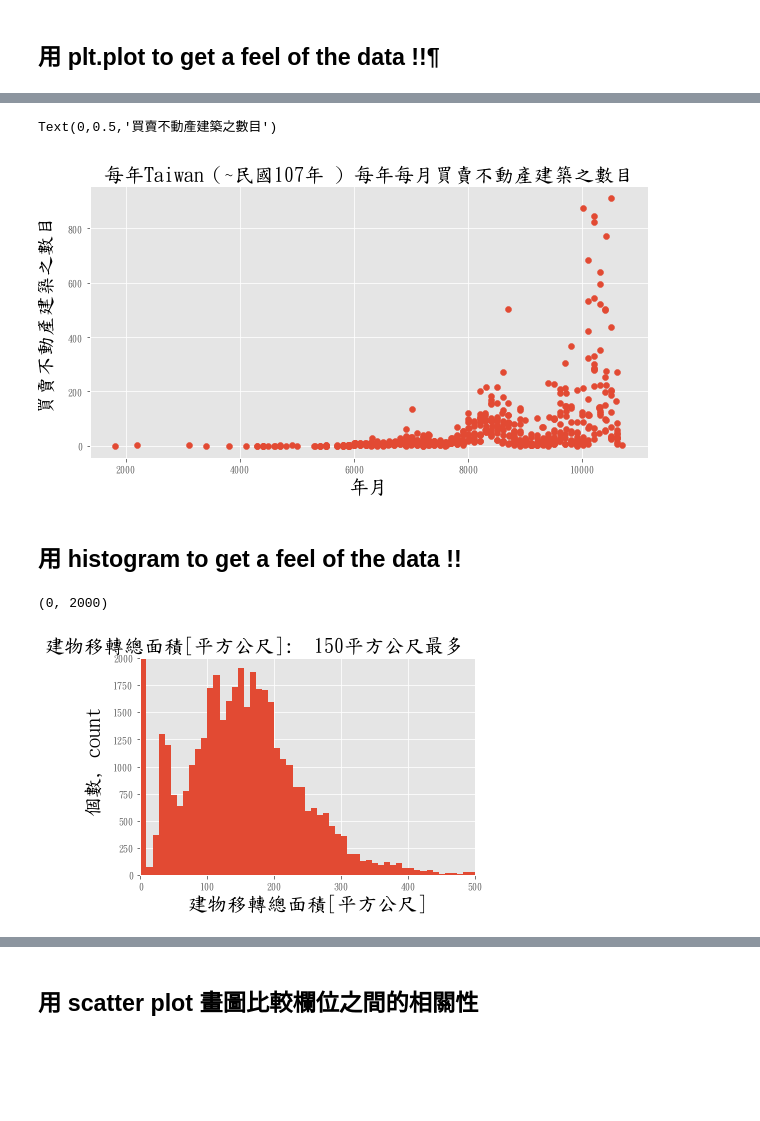
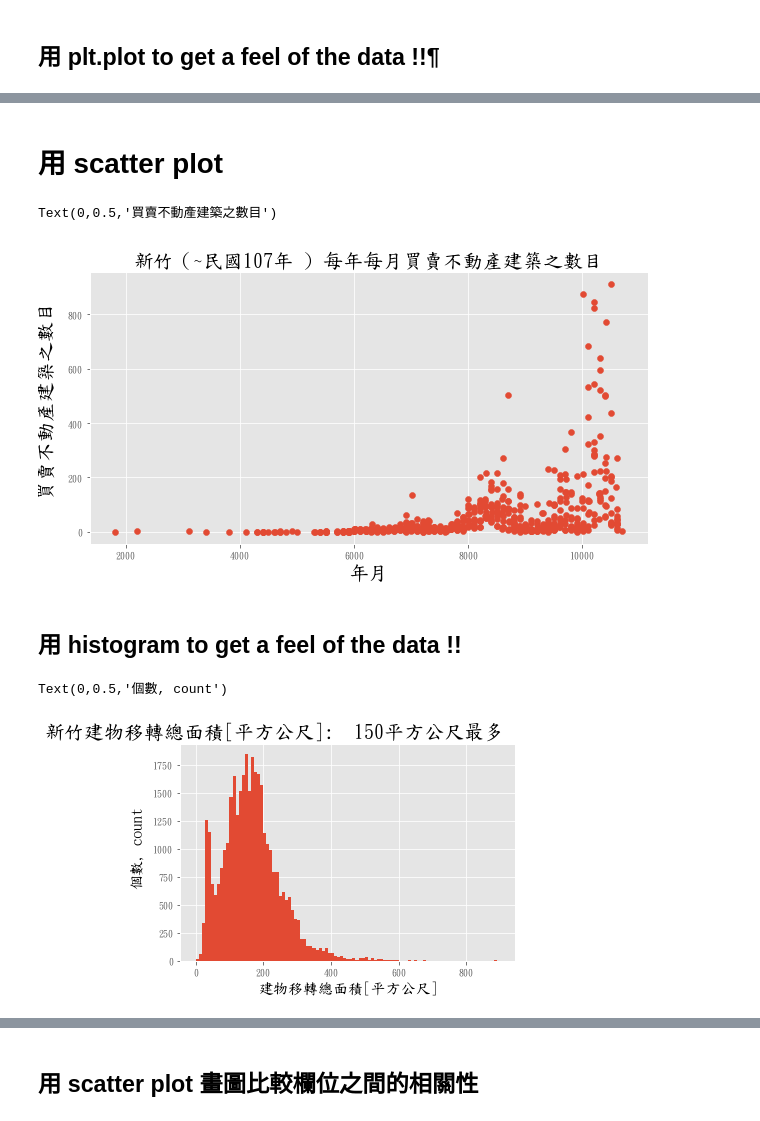
Before and after one commit to alabtsai/FGU-Class, a Jupyter notebook: Lecture_0613.ipynb, the cells around one changed output, grey strips where cells are left out. Saved outputs shown, nothing was run; the diff lists cells and outputs as text; code cells hidden in the pictures; blank space fills up the shorter version.

```diff
--- a/Lecture_0613.ipynb
+++ b/Lecture_0613.ipynb
@@ -704,11 +749,13 @@ Text(0,0.5,'買賣不動產建築之數目')
+# %% [markdown]
+# 用 scatter plot
 # %%
 plt.figure(figsize=(10,5))
 plt.scatter(x=df_data1.index, y=df_data1.values)
-plt.title('每年Taiwan（~民國107年 ) 每年每月買賣不動產建築之數目',color='black',size=20)
+plt.title('新竹（~民國107年 ) 每年每月買賣不動產建築之數目',color='black',size=20)
 plt.xlabel('年月',size=20,color='black')
 plt.ylabel('買賣不動產建築之數目',color='black',size=20)
 # %% [output]
 Text(0,0.5,'買賣不動產建築之數目')
-[figure, old version]
+[figure, new version]
 # %% [markdown]
 ## 用 histogram to get a feel of the data !!
@@ -717,12 +762,15 @@ bins=np.linspace(0, 900, num=100)
 # %%
-plt.hist(dfmo['建物移轉總面積[平方公尺]'],bins)
+#plt.figure(figsize=(10,5))
+bins=np.linspace(0, 900, num=100)
+plt.hist(dfmo1['建物移轉總面積[平方公尺]'],bins)
 
-plt.title("建物移轉總面積[平方公尺]:  150平方公尺最多 ",color='black',loc='right',size=20)
-plt.xlabel('建物移轉總面積[平方公尺]',size=20,color='black')
-plt.ylabel('個數, count',color='black',size=20)
-plt.xlim(0,500)
-plt.ylim(0,2000)
+
+plt.title("新竹建物移轉總面積[平方公尺]:  150平方公尺最多 ",color='black',loc='right',size=20)
+plt.xlabel('建物移轉總面積[平方公尺]',size=15,color='black')
+plt.ylabel('個數, count',color='black',size=15)
+#plt.xlim(0,500)
+#plt.ylim(0,2000)
 # %% [output]
-(0, 2000)
+Text(0,0.5,'個數, count')
-[figure, old version]
+[figure, new version]
 # %%
```
Also changed, not shown: parts of 26 cells of this notebook.
